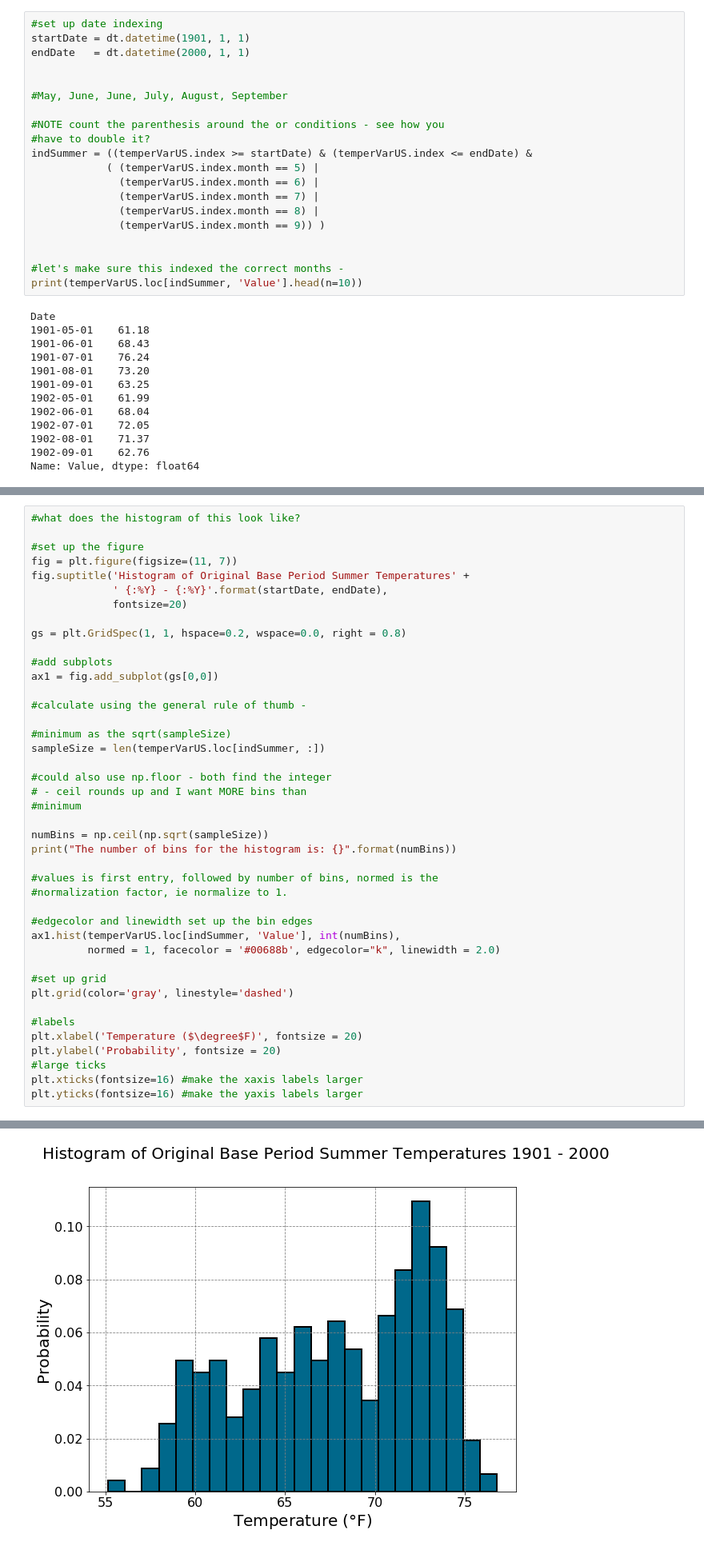
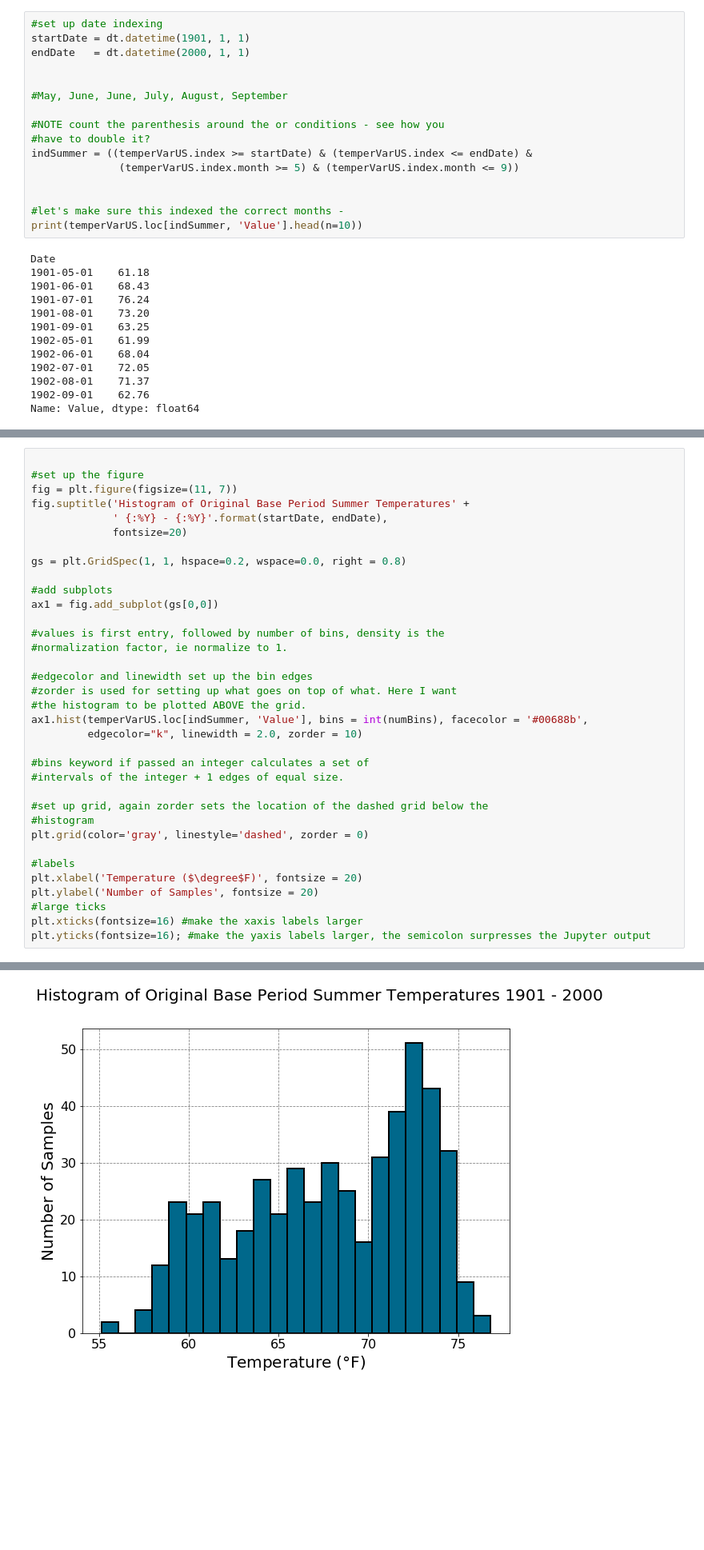
Before and after one commit to abbyazari/data_vis_statistics_geosciences, a Jupyter notebook: Lab5/Lab5_NormalsTempsHealthImpacts.ipynb, the cells around one changed output, grey strips where cells are left out. Shown at 80% size. Cells and saved outputs as stored; diff of their text form; blank space fills up the shorter version.

```diff
--- a/Lab5/Lab5_NormalsTempsHealthImpacts.ipynb
+++ b/Lab5/Lab5_NormalsTempsHealthImpacts.ipynb
@@ -147,11 +175,7 @@ endDate   = dt.datetime(2000, 1, 1)
 #NOTE count the parenthesis around the or conditions - see how you
 #have to double it?
 indSummer = ((temperVarUS.index >= startDate) & (temperVarUS.index <= endDate) &
-            ( (temperVarUS.index.month == 5) |
-              (temperVarUS.index.month == 6) |
-              (temperVarUS.index.month == 7) |
-              (temperVarUS.index.month == 8) |
-              (temperVarUS.index.month == 9)) )
+              (temperVarUS.index.month >= 5) & (temperVarUS.index.month <= 9))
 
 
 #let's make sure this indexed the correct months -
@@ -172,5 +228,4 @@ Name: Value, dtype: float64
 # %%
-#what does the histogram of this look like?
 
 #set up the figure
 fig = plt.figure(figsize=(11, 7))
@@ -183,32 +238,26 @@ gs = plt.GridSpec(1, 1, hspace=0.2, wspace=0.0, right = 0.8)
 #add subplots
 ax1 = fig.add_subplot(gs[0,0])
 
-#calculate using the general rule of thumb -
-
-#minimum as the sqrt(sampleSize)
-sampleSize = len(temperVarUS.loc[indSummer, :])
-
-#could also use np.floor - both find the integer
-# - ceil rounds up and I want MORE bins than
-#minimum
-
-numBins = np.ceil(np.sqrt(sampleSize))
-print("The number of bins for the histogram is: {}".format(numBins))
-
-#values is first entry, followed by number of bins, normed is the
+#values is first entry, followed by number of bins, density is the
 #normalization factor, ie normalize to 1.
 
 #edgecolor and linewidth set up the bin edges
-ax1.hist(temperVarUS.loc[indSummer, 'Value'], int(numBins),
-         normed = 1, facecolor = '#00688b', edgecolor="k", linewidth = 2.0)
+#zorder is used for setting up what goes on top of what. Here I want
+#the histogram to be plotted ABOVE the grid.
+ax1.hist(temperVarUS.loc[indSummer, 'Value'], bins = int(numBins), facecolor = '#00688b',
+         edgecolor="k", linewidth = 2.0, zorder = 10)
 
-#set up grid
-plt.grid(color='gray', linestyle='dashed')
+#bins keyword if passed an integer calculates a set of
+#intervals of the integer + 1 edges of equal size.
+
+#set up grid, again zorder sets the location of the dashed grid below the
+#histogram
+plt.grid(color='gray', linestyle='dashed', zorder = 0)
 
 #labels
 plt.xlabel('Temperature ($\degree$F)', fontsize = 20)
-plt.ylabel('Probability', fontsize = 20)
+plt.ylabel('Number of Samples', fontsize = 20)
 #large ticks
 plt.xticks(fontsize=16) #make the xaxis labels larger
-plt.yticks(fontsize=16) #make the yaxis labels larger
+plt.yticks(fontsize=16); #make the yaxis labels larger, the semicolon surpresses the Jupyter output
 # %% [output]
@@ -218,2 +264,2 @@ The number of bins for the histogram is: 23.0
-[figure, old version]
+[figure, new version]
 # %% [markdown]
```
Also changed, not shown: parts of 111 cells of this notebook.
